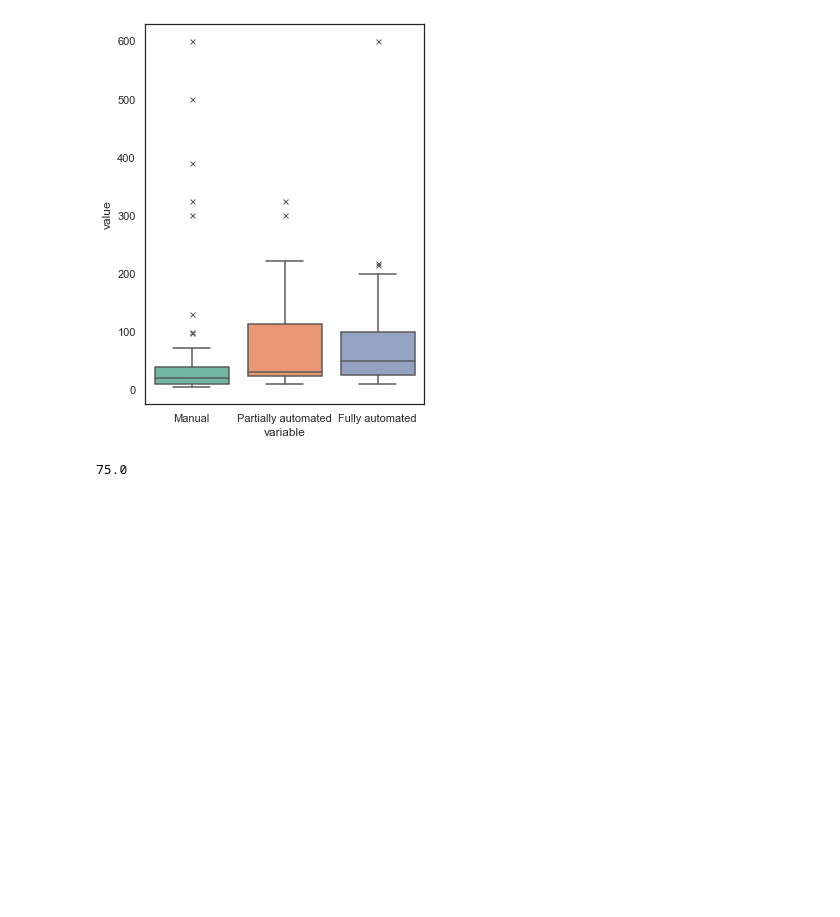
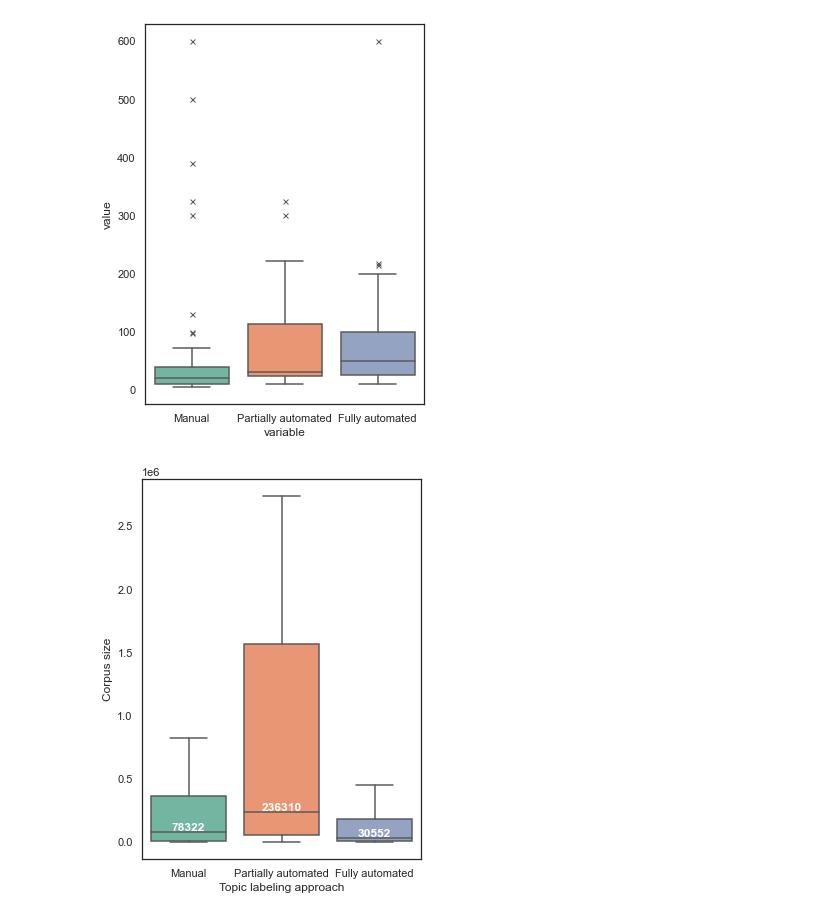
Before and after one commit to iberius96/Msc_Thesis, a Jupyter notebook: Data Visualization/Summary.ipynb, the cells around one changed output. Saved outputs shown, nothing was run; the diff lists cells and outputs as text; code cells hidden in the pictures; blank space fills up the shorter version.

```diff
--- a/Data Visualization/Summary.ipynb
+++ b/Data Visualization/Summary.ipynb
@@ -464,13 +464,39 @@ sns.boxplot(x="variable", y="value", data=pd.melt(df), ax=ax, flierprops={"marke
 # %% [output]
 <AxesSubplot:xlabel='variable', ylabel='value'>
 [figure]
-# %%
-nr_topics_manual = [25, 390, 600, 500, 325, 300, 130, 100, 97, 72, 65, 65, 62, 60, 50, 50, 41, 40, 40, 38, 37, 30, 30, 30, 30, 29, 29, 26, 25, 25, 25, 22, 20, 20, 20, 20, 20, 18, 17, 16, 16, 16, 15, 14, 14, 12, 12, 12, 10, 10, 10, 10, 10, 10, 9, 9, 9, 8, 8, 8, 8, 7, 7, 6, 6, 5, 5]
-nr_topics_pa = [28, 325, 300, 222, 130, 65, 55, 30, 30, 22, 20, 14, 10, 27]
-nr_topics_fa = [600, 219, 215, 200, 187, 154, 150, 145, 100, 100, 100, 90, 85, 61, 53, 50, 50, 48, 30, 30, 28, 26, 25, 25, 25, 25, 24, 22, 20, 20, 15, 14, 14, 10]
-
-q3, q1 = np.percentile(nr_topics_fa, [75 ,25])
-iqr = q3 - q1
-iqr
-# %% [output]
-75.0
+# %%
+import seaborn as sns
+import pandas as pd
+import matplotlib.pyplot as plt
+
+nr_topics_manual = [282, 308, 325, 763, 1008, 1481, 1604, 1920, 2657, 3963, 4373, 5220, 5521, 6767, 7000, 7156, 8610, 12026, 14172, 14495, 19421, 22819, 24000, 25706, 30843, 37094, 41009, 42000, 43869, 52264, 53842, 64350, 78322, 86803, 94340, 109274, 123629, 140966, 217074, 229204, 242020, 255644, 289921, 297933, 319873, 344456, 346387, 349550, 366244, 371420, 386379, 495240, 557208, 595548, 733411, 820778, 1700000, 2735437, 4700000, 7948886, 10000000, 15789411, 23214872, 38000000, 38000000]
+nr_topics_pa = [3386, 8196, 18750, 52264, 64350, 217074, 230599, 242020, 344456, 1165000, 1700000, 2411440, 2735437, 4500000]
+nr_topics_fa = [50, 183, 2010, 2097, 2103, 4985, 5262, 5262, 5262, 7156, 10135, 18000, 18750, 22611, 24353, 30532, 30552, 44331, 45325, 48000, 100000, 106574, 106574, 147322, 184976, 188734, 385803, 419189, 449000, 1889656, 2411440, 4300000, 82840998]
+
+# find the length of the longest list
+max_len = max(len(nr_topics_manual), len(nr_topics_pa), len(nr_topics_fa))
+
+# pad the shorter lists with None values
+nr_topics_manual += [None] * (max_len - len(nr_topics_manual))
+nr_topics_pa += [None] * (max_len - len(nr_topics_pa))
+nr_topics_fa += [None] * (max_len - len(nr_topics_fa))
+
+# create a DataFrame
+df = pd.DataFrame({'Manual': nr_topics_manual, 'Partially automated': nr_topics_pa, 'Fully automated': nr_topics_fa})
+
+# create the boxplot
+fig, ax = plt.subplots(figsize=(5, 7))
+sns.set_theme(style='white')
+sns.set_palette('Set2')
+sns.boxplot(x="variable", y="value", data=pd.melt(df), ax=ax, flierprops={"marker": "x"}, showfliers = False)
+
+plt.xlabel('Topic labeling approach')
+plt.ylabel('Corpus size')
+
+# add label for the median value to each
+medians = df.median().values
+positions = range(len(medians))
+for i, median in enumerate(medians):
+    ax.text(positions[i], median+2, f'{median:.0f}', horizontalalignment='center', verticalalignment='bottom', fontweight='bold', color='white')
+# %% [output]
+[figure, added]
```
Also changed, not shown: parts of 3 cells of this notebook, 5 other files.
